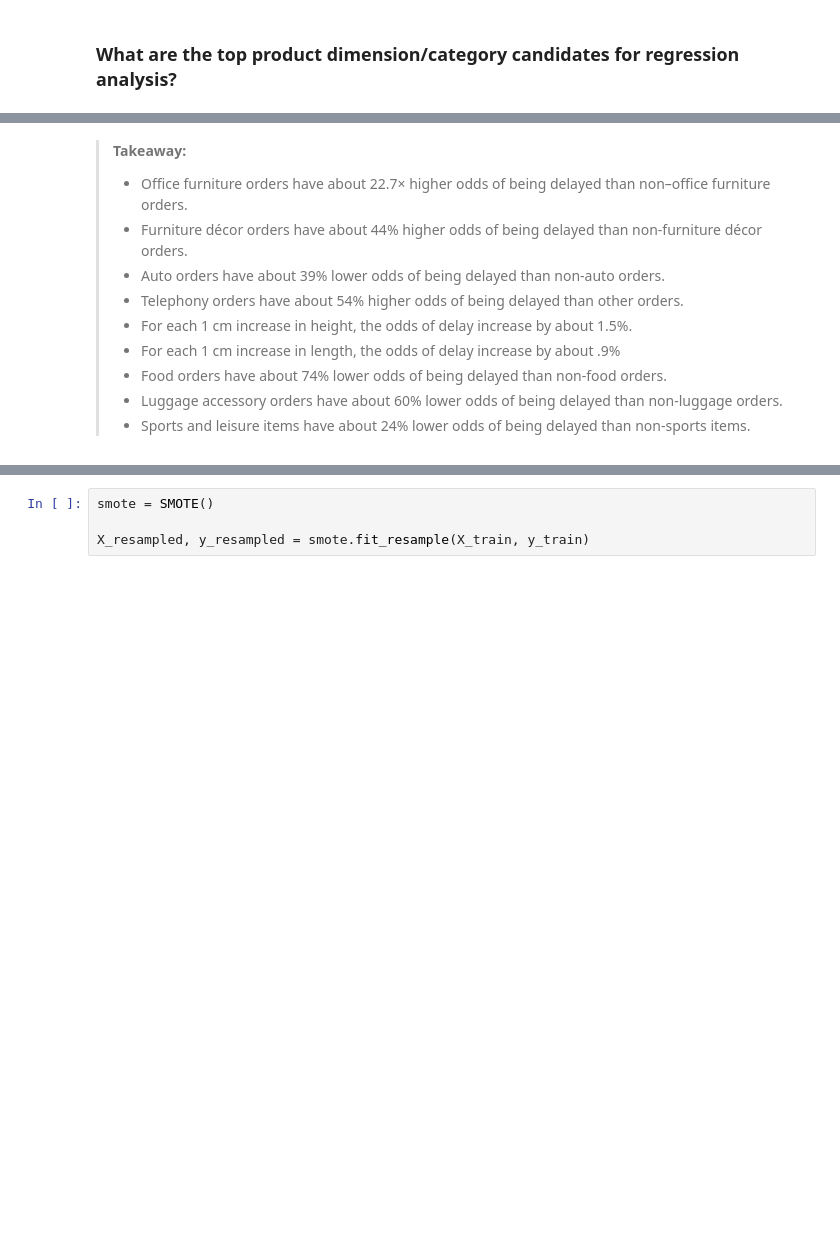
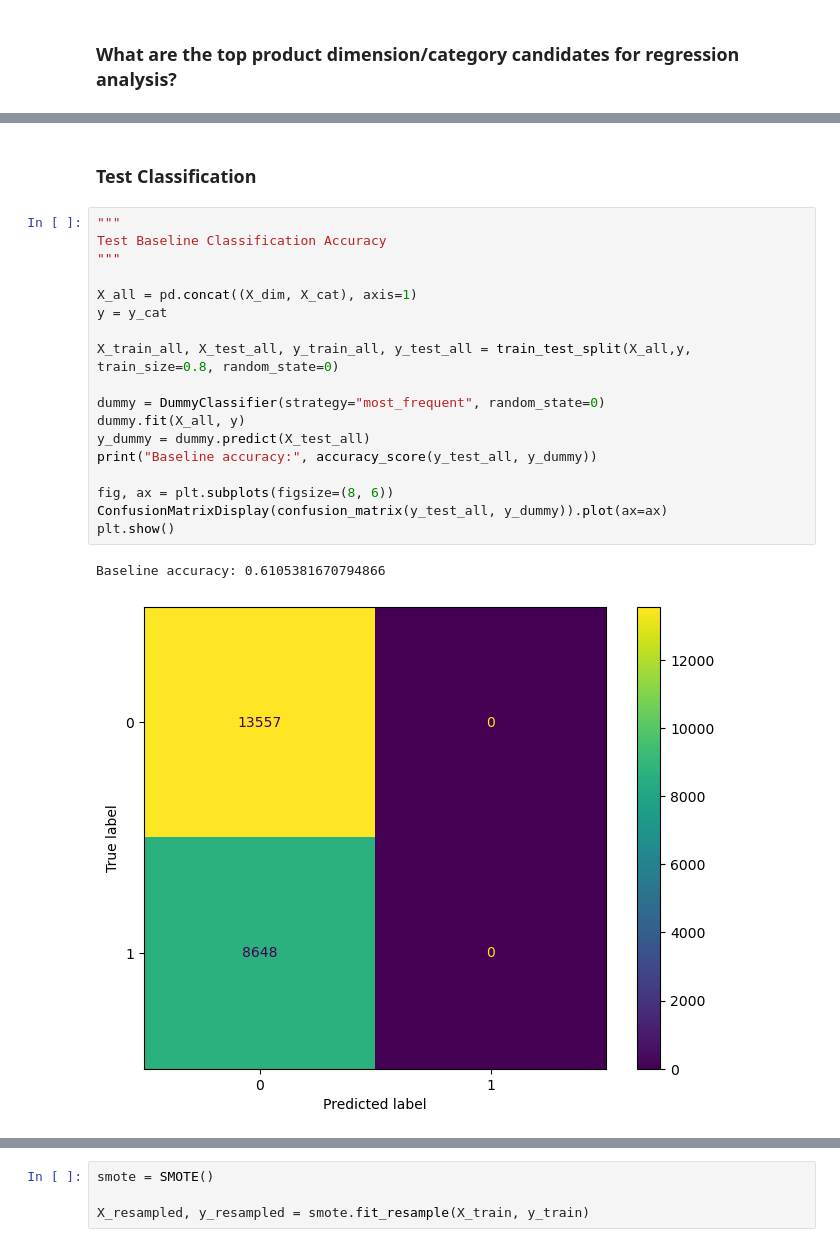
Before and after one commit to dsagher/Olist-E-Commerce-Analysis-Project, a Jupyter notebook: notebooks/predictive_analysis.ipynb, the cells around one changed output, grey strips where cells are left out. Cells and saved outputs as stored; diff of their text form; blank space fills up the shorter version.

```diff
--- a/notebooks/predictive_analysis.ipynb
+++ b/notebooks/predictive_analysis.ipynb
@@ -208,12 +215,24 @@ weight               beta =  0.000, OR =  1.000
-# %% [markdown]
-> **Takeaway:**
-> - Office furniture orders have about 22.7× higher odds of being delayed than non–office furniture orders.
-> - Furniture décor orders have about 44% higher odds of being delayed than non-furniture décor orders.
-> - Auto orders have about 39% lower odds of being delayed than non-auto orders.
-> - Telephony orders have about 54% higher odds of being delayed than other orders.
-> - For each 1 cm increase in height, the odds of delay increase by about 1.5%.
-> - For each 1 cm increase in length, the odds of delay increase by about .9%
-> - Food orders have about 74% lower odds of being delayed than non-food orders.
-> - Luggage accessory orders have about 60% lower odds of being delayed than non-luggage orders.
-> - Sports and leisure items have about 24% lower odds of being delayed than non-sports items.
+# %% [markdown]
+### Test Classification
+# %%
+"""
+Test Baseline Classification Accuracy
+"""
+
+X_all = pd.concat((X_dim, X_cat), axis=1)
+y = y_cat
+
+X_train_all, X_test_all, y_train_all, y_test_all = train_test_split(X_all,y, train_size=0.8, random_state=0)
+
+dummy = DummyClassifier(strategy="most_frequent", random_state=0)
+dummy.fit(X_all, y)
+y_dummy = dummy.predict(X_test_all)
+print("Baseline accuracy:", accuracy_score(y_test_all, y_dummy))
+
+fig, ax = plt.subplots(figsize=(8, 6))
+ConfusionMatrixDisplay(confusion_matrix(y_test_all, y_dummy)).plot(ax=ax)
+plt.show()
+# %% [output]
+Baseline accuracy: 0.6105381670794866
+[figure, added]
 # %%
```
Also changed, not shown: parts of 23 cells of this notebook, 1 other file.
